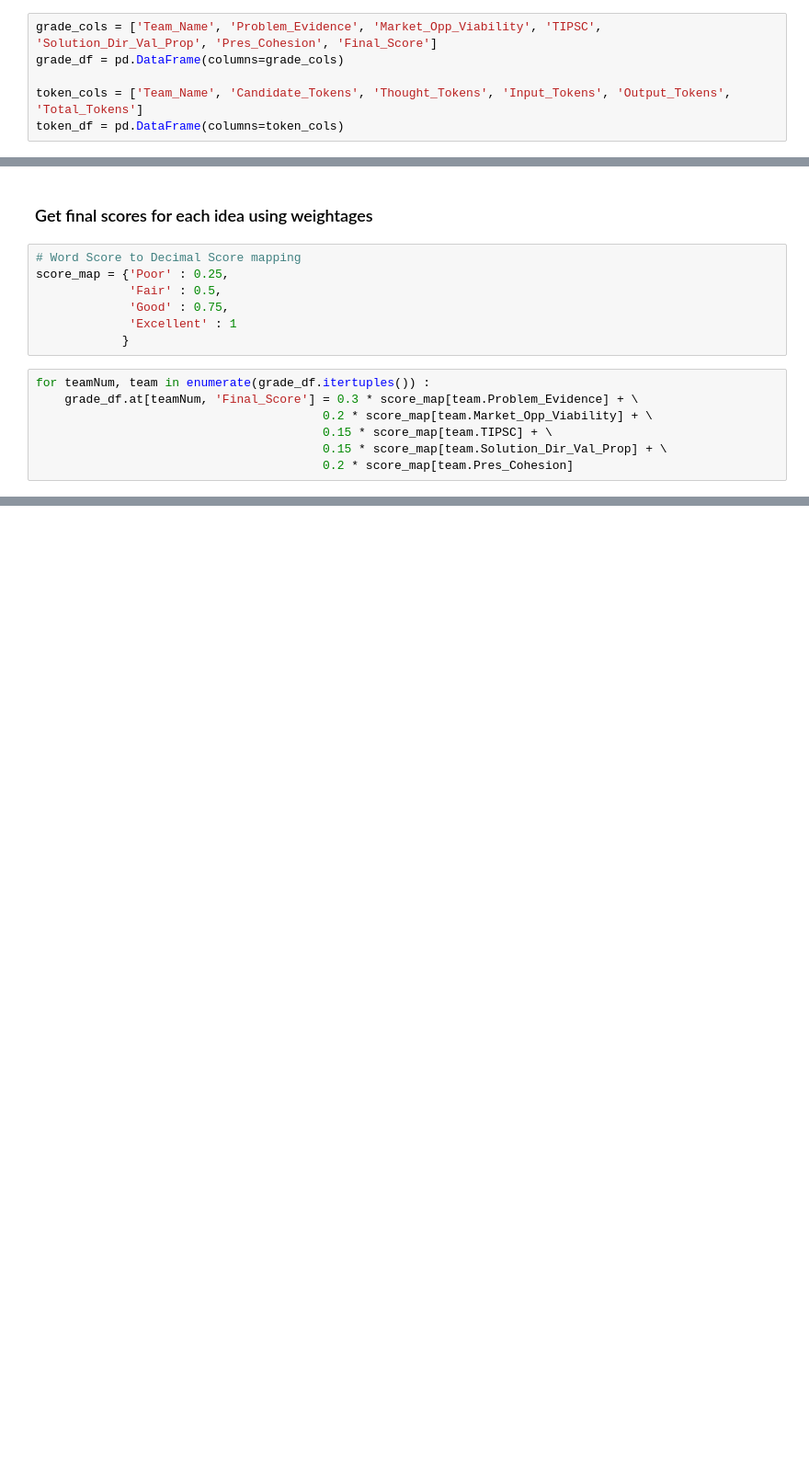
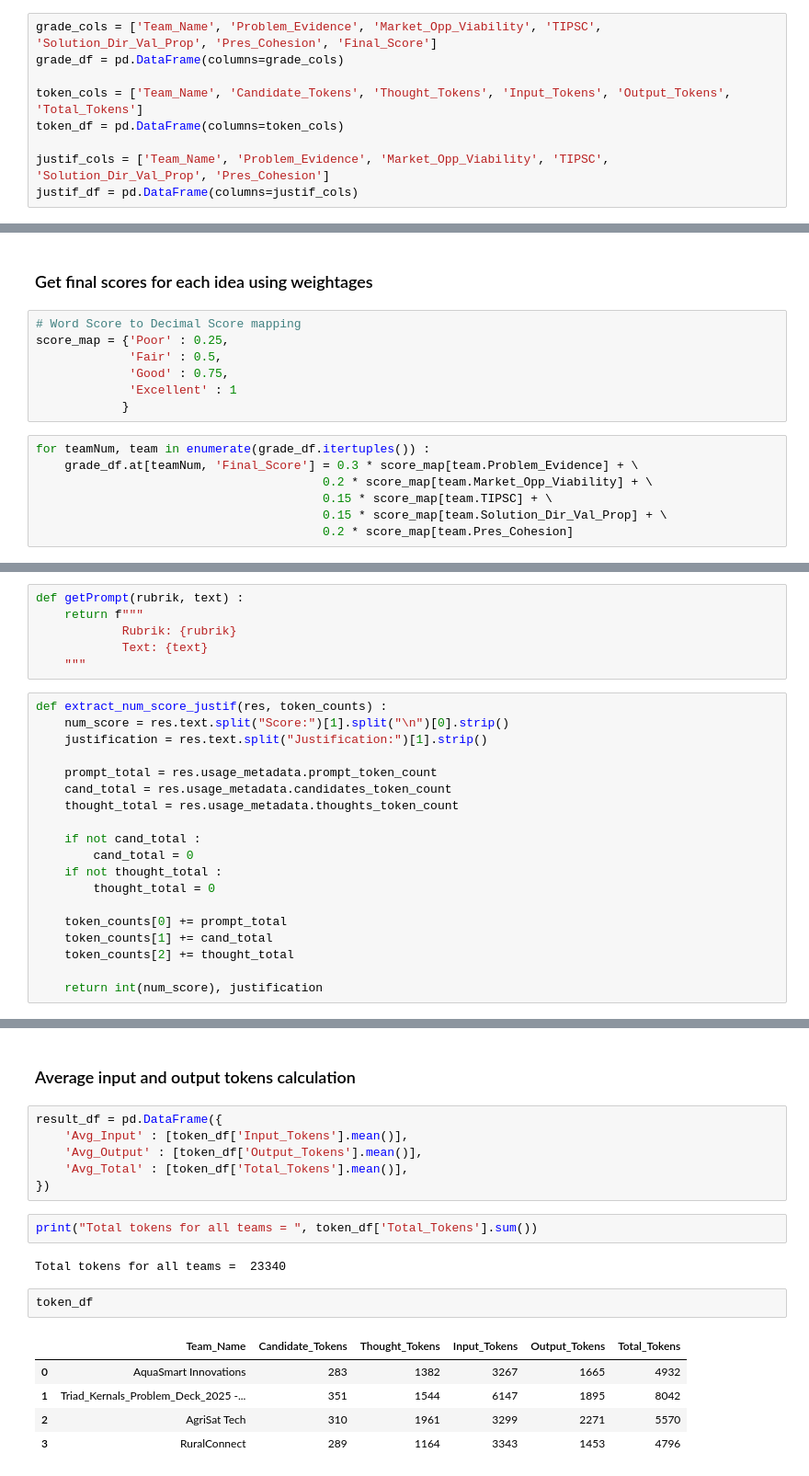
Before and after one commit to rdeshmukh73/CIE-Spark, a Jupyter notebook: LLMTokenReview/RateRealSolutions.ipynb, the cells around one changed output, grey strips where cells are left out. Shown at 92% size. Saved outputs shown, nothing was run; the diff lists cells and outputs as text; blank space fills up the shorter version.

Commit message:
Revised evaluation with numeric LLM scores

```diff
--- a/LLMTokenReview/RateRealSolutions.ipynb
+++ b/LLMTokenReview/RateRealSolutions.ipynb
@@ -321,6 +321,9 @@ grade_df = pd.DataFrame(columns=grade_cols)
 
 token_cols = ['Team_Name', 'Candidate_Tokens', 'Thought_Tokens', 'Input_Tokens', 'Output_Tokens', 'Total_Tokens']
 token_df = pd.DataFrame(columns=token_cols)
+
+justif_cols = ['Team_Name', 'Problem_Evidence', 'Market_Opp_Viability', 'TIPSC', 'Solution_Dir_Val_Prop', 'Pres_Cohesion']
+justif_df = pd.DataFrame(columns=justif_cols)
 # %%
 def extract_grade_counts(res, token_counts) :
     '''Extract the word score (Excellent, Good, etc.) and token counts for a given response'''
@@ -429,0 +430,25 @@ grade_df
+# %%
+def getPrompt(rubrik, text) :
+    return f"""
+            Rubrik: {rubrik}
+            Text: {text}
+    """
+# %%
+def extract_num_score_justif(res, token_counts) :
+    num_score = res.text.split("Score:")[1].split("\n")[0].strip()
+    justification = res.text.split("Justification:")[1].strip()
+
+    prompt_total = res.usage_metadata.prompt_token_count
+    cand_total = res.usage_metadata.candidates_token_count
+    thought_total = res.usage_metadata.thoughts_token_count
+
+    if not cand_total :
+        cand_total = 0
+    if not thought_total :
+        thought_total = 0
+
+    token_counts[0] += prompt_total
+    token_counts[1] += cand_total
+    token_counts[2] += thought_total
+
+    return int(num_score), justification
@@ -429,0 +553,20 @@ grade_df
+# %% [markdown]
+### Average input and output tokens calculation
+# %%
+result_df = pd.DataFrame({
+    'Avg_Input' : [token_df['Input_Tokens'].mean()],
+    'Avg_Output' : [token_df['Output_Tokens'].mean()],
+    'Avg_Total' : [token_df['Total_Tokens'].mean()],
+})
+# %%
+print("Total tokens for all teams = ", token_df['Total_Tokens'].sum())
+# %% [output]
+Total tokens for all teams =  23340
+# %%
+token_df
+# %% [output]
+|  | Team_Name | Candidate_Tokens | Thought_Tokens | Input_Tokens | Output_Tokens | Total_Tokens |
+| 0 | AquaSmart Innovations | 283 | 1382 | 3267 | 1665 | 4932 |
+| 1 | Triad_Kernals_Problem_Deck_2025 -... | 351 | 1544 | 6147 | 1895 | 8042 |
+| 2 | AgriSat Tech | 310 | 1961 | 3299 | 2271 | 5570 |
+| 3 | RuralConnect | 289 | 1164 | 3343 | 1453 | 4796 |
```
Also changed, not shown: parts of 15 cells of this notebook.
